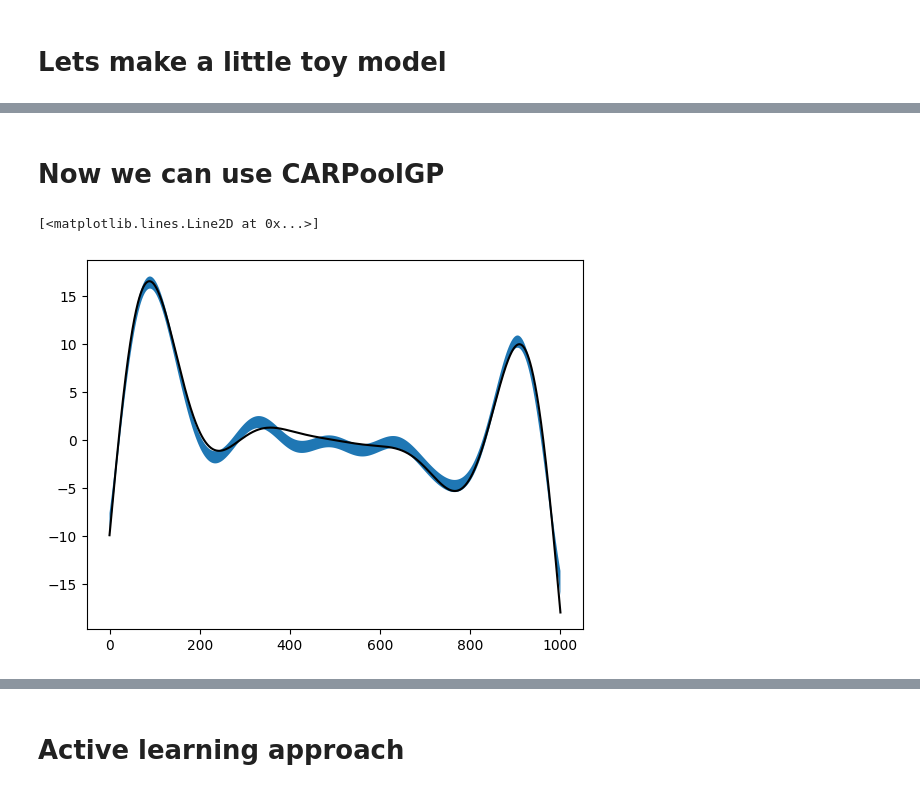
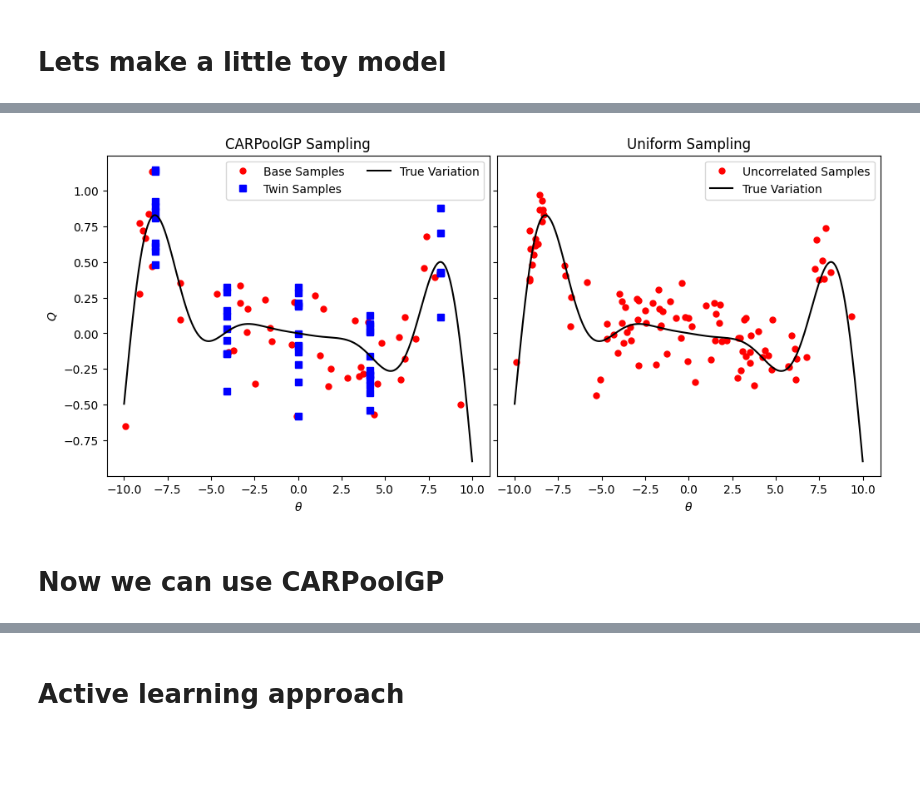
Before and after one commit to benz5460/CARPoolGP, a Jupyter notebook: test.ipynb, the cells around one changed output, grey strips where cells are left out. Saved outputs shown, nothing was run; the diff lists cells and outputs as text; code cells hidden in the pictures; blank space fills up the shorter version.

```diff
--- a/test.ipynb
+++ b/test.ipynb
@@ -100,0 +113,20 @@ plt.scatter(theta_R, R)
+# %%
+fig, axs = plt.subplots(ncols=2, sharex=True, sharey=True, figsize=(12,5), gridspec_kw={'wspace':0.02})
+axs[0].plot(theta_Q, Q, 'o', color='r', markersize=5, label='Base Samples')
+axs[0].plot(theta_R, R, 's', color='b', label='Twin Samples')
+axs[0].plot(theta, Y, 'k', label='True Variation')
+axs[0].set_title('CARPoolGP Sampling')
+axs[0].set_xlabel(r'$\theta$')
+axs[0].set_ylabel('$Q$')
+
+
+
+axs[1].plot(theta_Q2, Q2, 'o', color='r', markersize=5, label='Uncorrelated Samples')
+axs[1].plot(theta, Y, 'k', label='True Variation')
+axs[1].set_title('Uniform Sampling')
+axs[1].set_xlabel(r'$\theta$')
+axs[0].legend(ncol=2)
+axs[1].legend()
+plt.savefig('Img/CPsamplingVsUniform.pdf')
+# %% [output]
+[figure, added]
@@ -135,11 +178,3 @@ emu.train(params, learning_rate=1e-3, max_iterations=1000)
 
 # now emulate!
 pred_mean, pred_var = emu.predict(theta)
-# %%
-
-std = np.sqrt(np.diag(pred_var))
-plt.fill_between(np.arange(1001), pred_mean - std, pred_mean+std)
-plt.plot(Y, 'k')
-# %% [output]
-[<matplotlib.lines.Line2D at 0x...>]
-[figure, removed]
```
Also changed, not shown: parts of 39 cells of this notebook, 5 other files.
